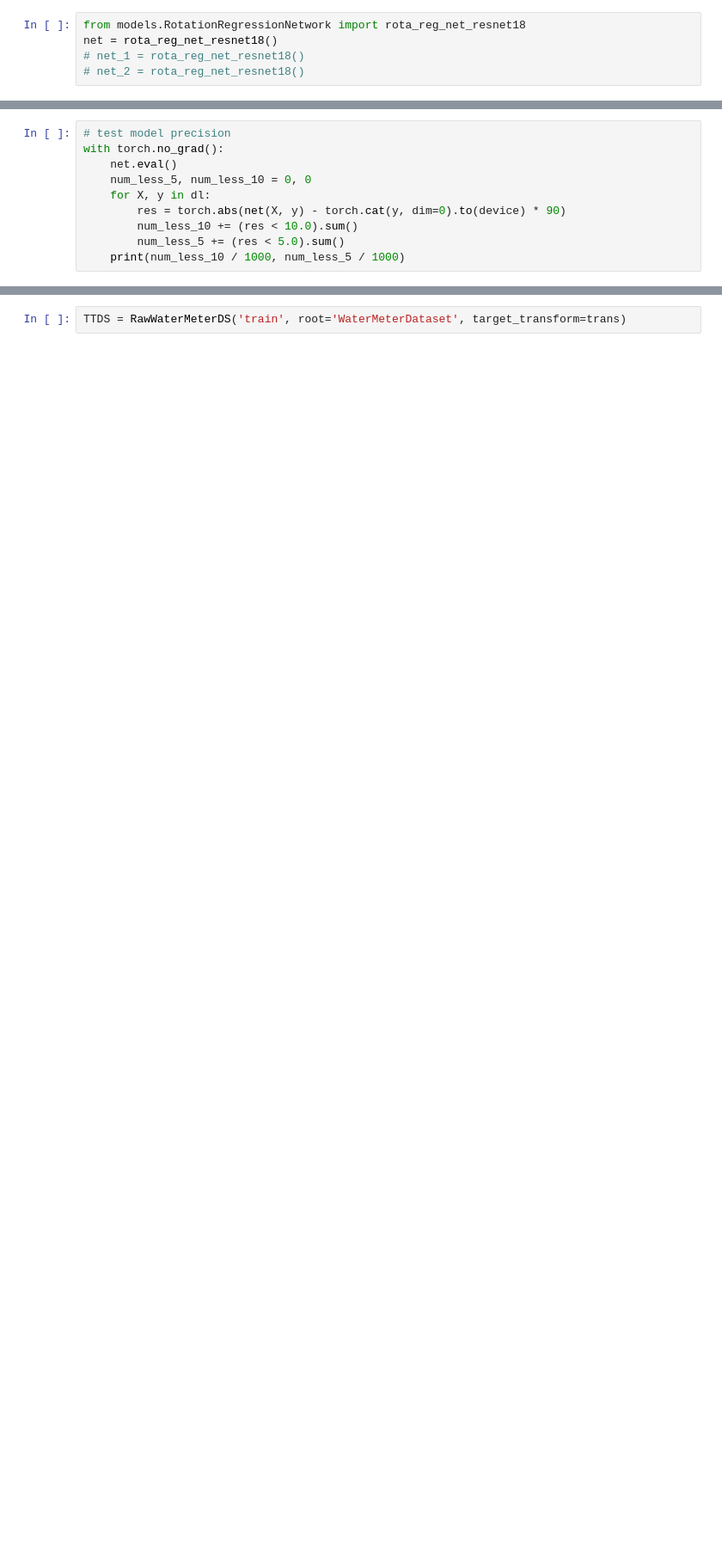
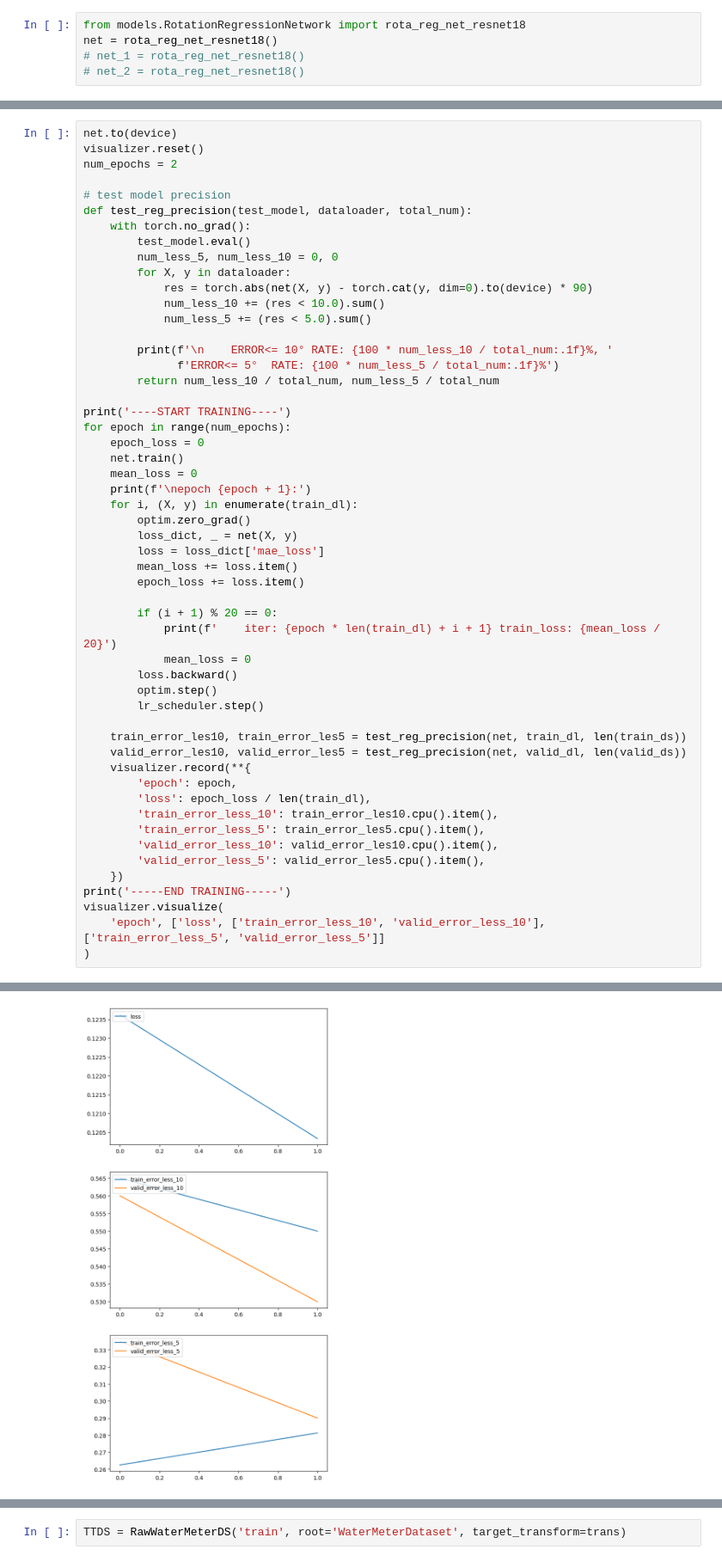
Before and after one commit to iaoqian/water_meter_recognition, a Jupyter notebook: data_pre_process.ipynb, the cells around one changed output, grey strips where cells are left out. Shown at 86% size. Saved outputs shown, nothing was run; the diff lists cells and outputs as text; blank space fills up the shorter version.

```diff
--- a/data_pre_process.ipynb
+++ b/data_pre_process.ipynb
@@ -70,10 +37,0 @@ KeyboardInterrupt:
-# %%
-# test model precision
-with torch.no_grad():
-    net.eval()
-    num_less_5, num_less_10 = 0, 0
-    for X, y in dl:
-        res = torch.abs(net(X, y) - torch.cat(y, dim=0).to(device) * 90)
-        num_less_10 += (res < 10.0).sum()
-        num_less_5 += (res < 5.0).sum()
-    print(num_less_10 / 1000, num_less_5 / 1000)
@@ -81,0 +38,54 @@ tensor(0.7570, device='cuda:0') tensor(0.4610, device='cuda:0')
+# %%
+net.to(device)
+visualizer.reset()
+num_epochs = 2
+
+# test model precision
+def test_reg_precision(test_model, dataloader, total_num):
+    with torch.no_grad():
+        test_model.eval()
+        num_less_5, num_less_10 = 0, 0
+        for X, y in dataloader:
+            res = torch.abs(net(X, y) - torch.cat(y, dim=0).to(device) * 90)
+            num_less_10 += (res < 10.0).sum()
+            num_less_5 += (res < 5.0).sum()
+
+        print(f'\n    ERROR<= 10° RATE: {100 * num_less_10 / total_num:.1f}%, '
+              f'ERROR<= 5°  RATE: {100 * num_less_5 / total_num:.1f}%')
+        return num_less_10 / total_num, num_less_5 / total_num
+
+print('----START TRAINING----')
+for epoch in range(num_epochs):
+    epoch_loss = 0
+    net.train()
+    mean_loss = 0
+    print(f'\nepoch {epoch + 1}:')
+    for i, (X, y) in enumerate(train_dl):
+        optim.zero_grad()
+        loss_dict, _ = net(X, y)
+        loss = loss_dict['mae_loss']
+        mean_loss += loss.item()
+        epoch_loss += loss.item()
+
+        if (i + 1) % 20 == 0:
+            print(f'    iter: {epoch * len(train_dl) + i + 1} train_loss: {mean_loss / 20}')
+            mean_loss = 0
+        loss.backward()
+        optim.step()
+        lr_scheduler.step()
+
+    train_error_les10, train_error_les5 = test_reg_precision(net, train_dl, len(train_ds))
+    valid_error_les10, valid_error_les5 = test_reg_precision(net, valid_dl, len(valid_ds))
+    visualizer.record(**{
+        'epoch': epoch,
+        'loss': epoch_loss / len(train_dl),
+        'train_error_less_10': train_error_les10.cpu().item(),
+        'train_error_less_5': train_error_les5.cpu().item(),
+        'valid_error_less_10': valid_error_les10.cpu().item(),
+        'valid_error_less_5': valid_error_les5.cpu().item(),
+    })
+print('-----END TRAINING-----')
+visualizer.visualize(
+    'epoch', ['loss', ['train_error_less_10', 'valid_error_less_10'], ['train_error_less_5', 'valid_error_less_5']]
+)
+# %% [output]
@@ -81,0 +109 @@ tensor(0.7570, device='cuda:0') tensor(0.4610, device='cuda:0')
+[figure, added]
```
Also changed, not shown: parts of 9 cells of this notebook, 5 other files.
